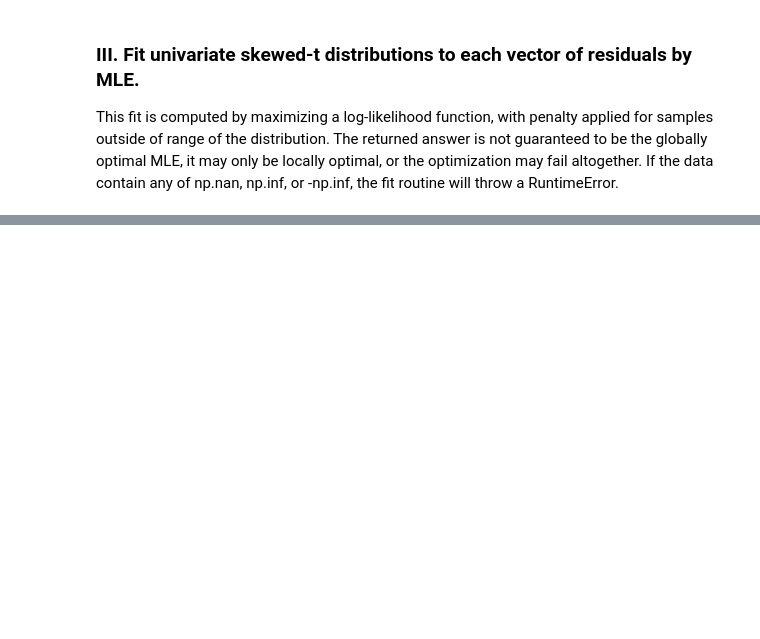
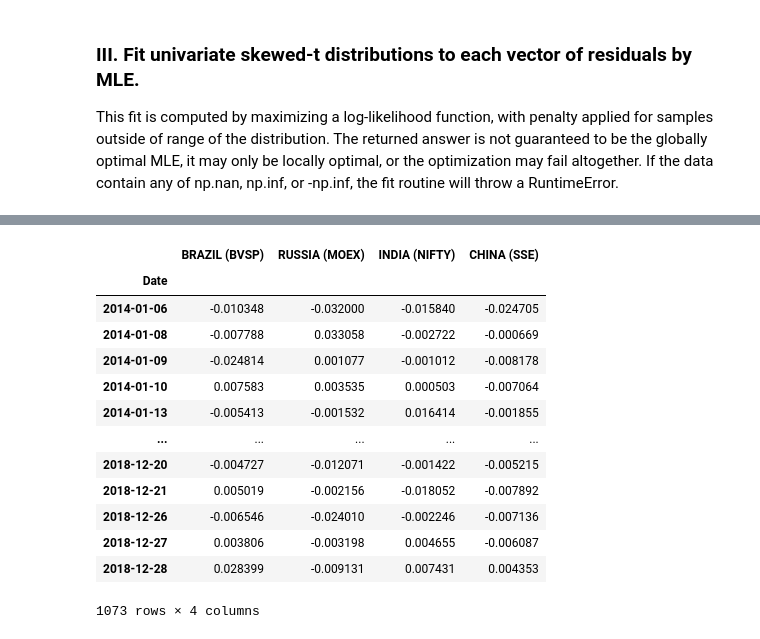
Before and after one commit to unnikrishnannambiar/BTP_II_Unnikrishnan_Nambiar, a Jupyter notebook: BRICS_Implementation.ipynb, the cells around one changed output, grey strips where cells are left out. Saved outputs shown, nothing was run; the diff lists cells and outputs as text; code cells hidden in the pictures; blank space fills up the shorter version.

```diff
--- a/BRICS_Implementation.ipynb
+++ b/BRICS_Implementation.ipynb
@@ -260,0 +325,17 @@ for i in range(4):
+# %%
+returns
+# %% [output]
+|  | BRAZIL (BVSP) | RUSSIA (MOEX) | INDIA (NIFTY) | CHINA (SSE) |
+| Date |  |  |  |  |
+| 2014-01-06 | -0.010348 | -0.032000 | -0.015840 | -0.024705 |
+| 2014-01-08 | -0.007788 | 0.033058 | -0.002722 | -0.000669 |
+| 2014-01-09 | -0.024814 | 0.001077 | -0.001012 | -0.008178 |
+| 2014-01-10 | 0.007583 | 0.003535 | 0.000503 | -0.007064 |
+| 2014-01-13 | -0.005413 | -0.001532 | 0.016414 | -0.001855 |
+| ... | ... | ... | ... | ... |
+| 2018-12-20 | -0.004727 | -0.012071 | -0.001422 | -0.005215 |
+| 2018-12-21 | 0.005019 | -0.002156 | -0.018052 | -0.007892 |
+| 2018-12-26 | -0.006546 | -0.024010 | -0.002246 | -0.007136 |
+| 2018-12-27 | 0.003806 | -0.003198 | 0.004655 | -0.006087 |
+| 2018-12-28 | 0.028399 | -0.009131 | 0.007431 | 0.004353 |
+1073 rows × 4 columns
```
Also changed, not shown: parts of 14 cells of this notebook, 9 other files.
